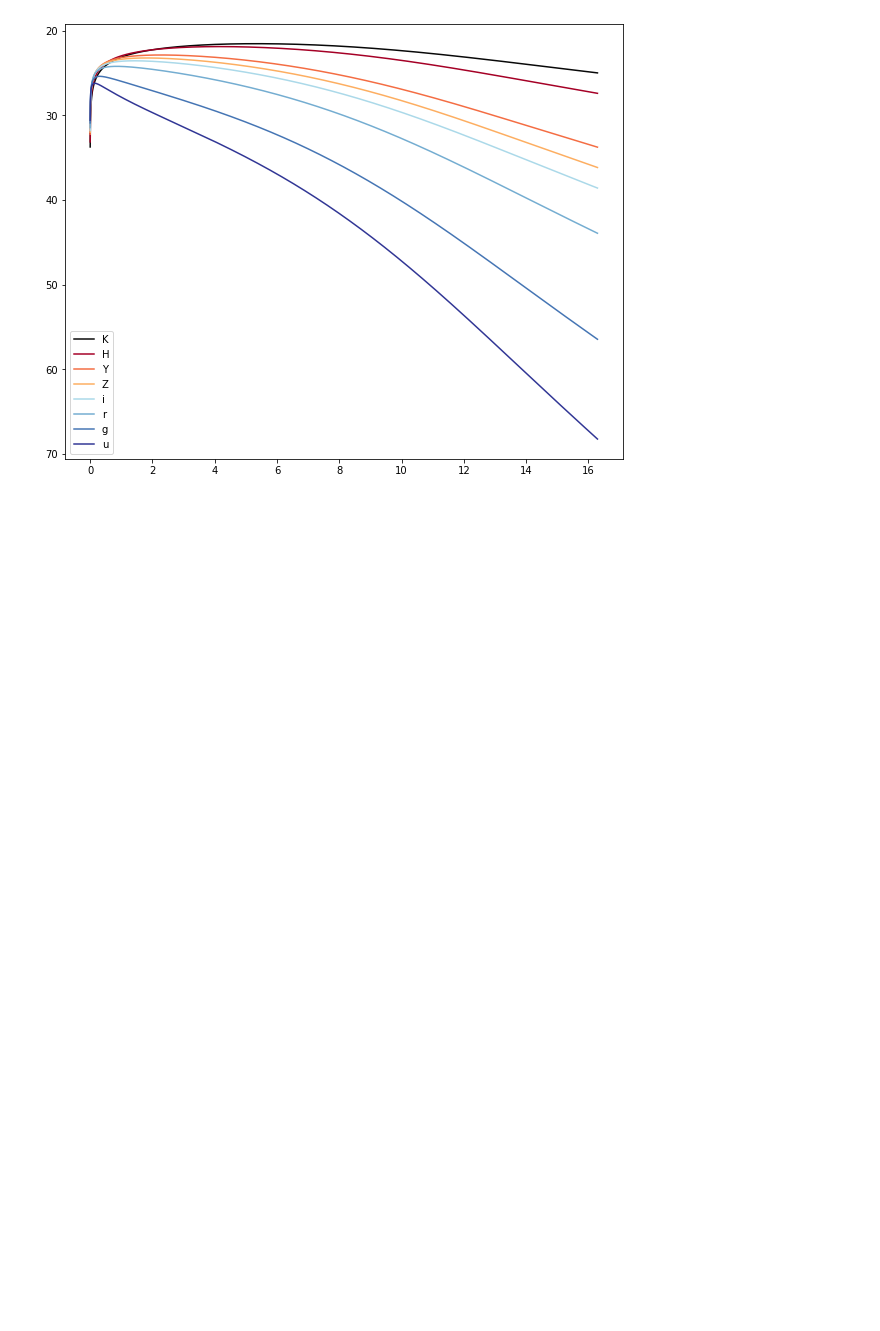
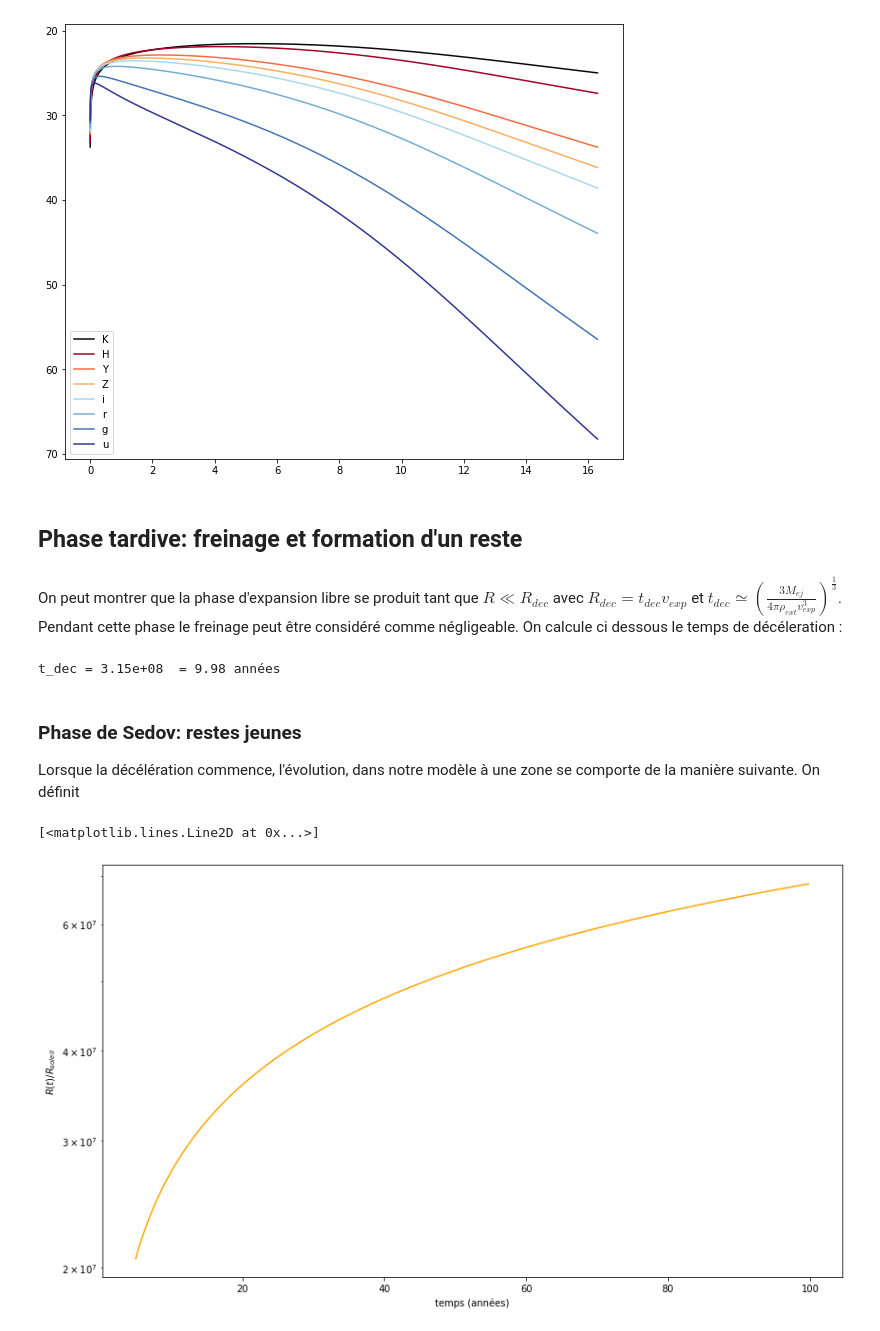
Before and after one commit to romainpch/PHY583, a Jupyter notebook: Astro.ipynb, the cells around one changed output. Drawn from its saved outputs; the diff is of its cells as text; code cells hidden in the pictures; blank space fills up the shorter version.

```diff
--- a/Astro.ipynb
+++ b/Astro.ipynb
@@ -67,3 +67,8 @@ D = 40*D_MPc
 
 #Constantes du model
 k1 = 1.             #Ajustement du model pour temps radiatif
+
+n_ext=1.e6          #Densité du milieu extérieur
+mu_ext=1
+m_p=1.6726e-27
+E_0= 1/2*M_ej*(v_exp)**2 #energie cinétique initale de l'éjecta
@@ -403,3 +408,36 @@ plt.legend()
 # %% [output]
 <matplotlib.legend.Legend at 0x...>
 [figure]
+# %% [markdown]
+## Phase tardive: freinage et formation d'un reste
+# %% [markdown]
+On peut montrer que la phase d'expansion libre se produit tant que $R \ll R_{dec}$ avec $R_{dec}=t_{dec}v_{exp}$ et
+$t_{dec}\simeq \left(\frac{3M_{ej} }{4\pi \rho_{ext} v^3_{exp}}\right)^{\frac{1}{3}}$. Pendant cette phase le freinage peut être considéré comme négligeable. On calcule ci dessous le temps de décéleration :
+# %%
+rho_ext= n_ext*mu_ext*m_p
+t_dec = pow((3*M_ej/(4*pi*rho_ext*pow(v_exp,3))),1/3)
+R_dec= t_dec*v_exp
+
+print("t_dec = " + str("%.2e"%t_dec) + "  = " + str("%.2f"%s2year(t_dec)) + " années")
+# %% [output]
+t_dec = 3.15e+08  = 9.98 années
+# %% [markdown]
+### Phase de Sedov: restes jeunes
+
+Lorsque la décélération commence, l'évolution, dans notre modèle à une zone se comporte de la manière suivante. On définit
+# %%
+def R_sedov (t):
+    return 1.152*pow((E_0*pow(t,2))/(rho_ext),1/5)
+
+t_list2=np.linspace(1/2* int(t_dec), 10*int(t_dec), num=10000)
+# %%
+
+plt.figure(figsize=[14,8])
+plt.yscale('log')
+
+plt.xlabel('temps (années)')
+plt.ylabel('$R(t)/R_{soleil}$')
+plt.plot(s2year(t_list2), R_sedov(t_list2)/R_sun, color='orange', label='$R(t)/R_{soleil}$')
+# %% [output]
+[<matplotlib.lines.Line2D at 0x...>]
+[figure, added]
```
Also changed, not shown: parts of 23 cells of this notebook.
